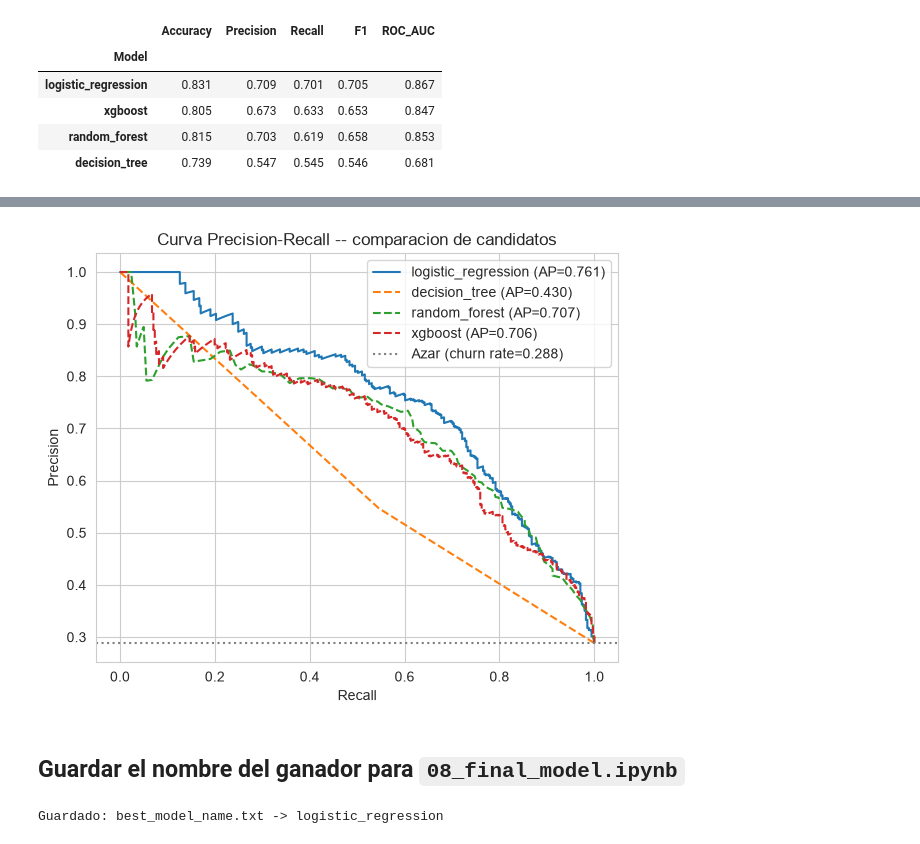
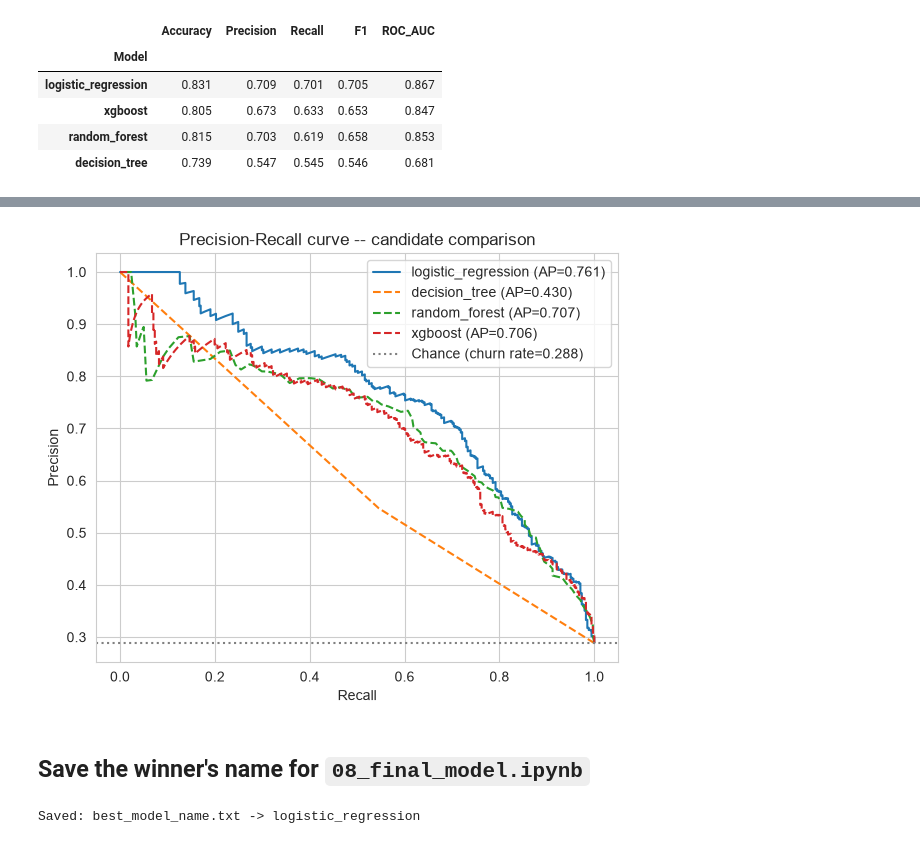
Before and after one commit to orodriguezh33/Customer-Churn-Analysis-Portfolio, a Jupyter notebook: notebooks/07_model_evaluation.ipynb, the cells around one changed output, grey strips where cells are left out. Drawn from its saved outputs; the diff is of its cells as text; code cells hidden in the pictures.

```diff
--- a/notebooks/07_model_evaluation.ipynb
+++ b/notebooks/07_model_evaluation.ipynb
@@ -124,28 +124,28 @@ plt.show()
 # %%
 baseline = y_test.mean()
 
 plt.figure(figsize=(6, 5))
 for name, y_proba in probas.items():
     precision, recall, _ = precision_recall_curve(y_test, y_proba)
     ap = average_precision_score(y_test, y_proba)
     style = "-" if name == BEST_MODEL_NAME else "--"
     plt.plot(recall, precision, style, label=f"{name} (AP={ap:.3f})")
 
-plt.axhline(baseline, linestyle=":", color="gray", label=f"Azar (churn rate={baseline:.3f})")
+plt.axhline(baseline, linestyle=":", color="gray", label=f"Chance (churn rate={baseline:.3f})")
 plt.xlabel("Recall")
 plt.ylabel("Precision")
-plt.title("Curva Precision-Recall -- comparacion de candidatos")
+plt.title("Precision-Recall curve -- candidate comparison")
 plt.legend()
 plt.tight_layout()
 plt.show()
 # %% [output]
-[figure, old version]
+[figure, new version]
 # %% [markdown]
-## Guardar el nombre del ganador para `08_final_model.ipynb`
+## Save the winner's name for `08_final_model.ipynb`
 # %%
 with open(f"{MODELS_DIR}/best_model_name.txt", "w") as f:
     f.write(BEST_MODEL_NAME)
 
-print(f"Guardado: best_model_name.txt -> {BEST_MODEL_NAME}")
+print(f"Saved: best_model_name.txt -> {BEST_MODEL_NAME}")
 # %% [output]
-Guardado: best_model_name.txt -> logistic_regression
+Saved: best_model_name.txt -> logistic_regression
```
Also changed, not shown: parts of 8 cells of this notebook, 24 other files.
